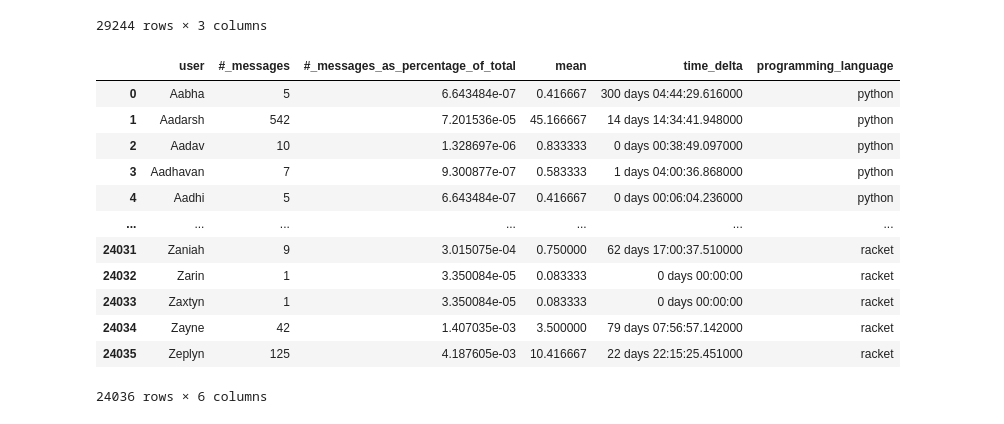
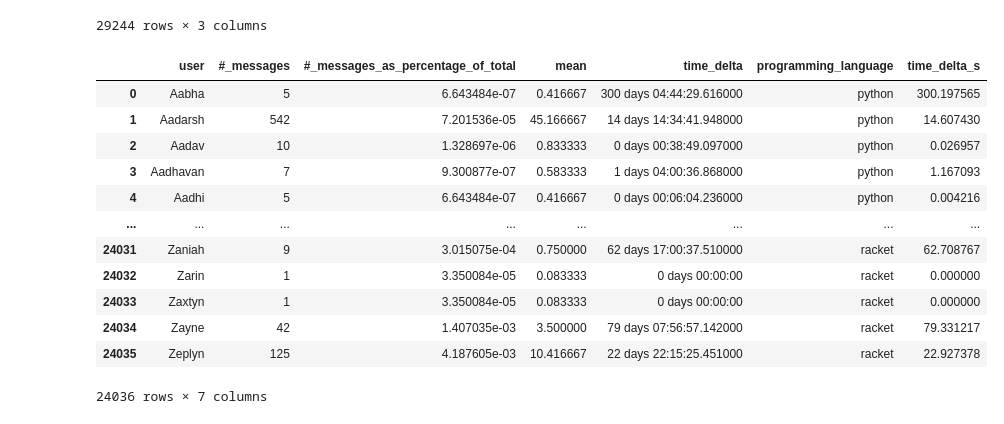
Before and after one commit to TeodorLungu/2IMP40-Study, a Jupyter notebook: Data_Analysis.ipynb, the cells around one changed output. Saved outputs shown, nothing was run; the diff lists cells and outputs as text; code cells hidden in the pictures.

```diff
--- a/Data_Analysis.ipynb
+++ b/Data_Analysis.ipynb
@@ -988,24 +988,30 @@ out_df_all_conversation_length
 | 29242 | 538 | 1 | racket |
 | 29243 | 539 | 19 | racket |
 29244 rows × 3 columns
+# %%
+from datetime import datetime, timedelta
+import numpy as np
+def convert_to_hours(time_delta_obj):
+    return time_delta_obj/timedelta(minutes=60*24)
 # %%
 out_df_all_people = pd.concat(frames_people, keys=['python', 'clojurans', 'golang', 'racket'])
 out_df_all_people = out_df_all_people.reset_index()
 out_df_all_people = out_df_all_people.drop('level_1',axis = 1)
 out_df_all_people['programming_language'] = out_df_all_people['level_0']
 out_df_all_people = out_df_all_people.drop('level_0',axis = 1)
+out_df_all_people['time_delta_s'] = out_df_all_people['time_delta'].apply(convert_to_hours)
 out_df_all_people
 # %% [output]
-|  | user | #_messages | #_messages_as_percentage_of_total | mean | time_delta | programming_language |
-| 0 | Aabha | 5 | 6.643484e-07 | 0.416667 | 300 days 04:44:29.616000 | python |
-| 1 | Aadarsh | 542 | 7.201536e-05 | 45.166667 | 14 days 14:34:41.948000 | python |
-| 2 | Aadav | 10 | 1.328697e-06 | 0.833333 | 0 days 00:38:49.097000 | python |
-| 3 | Aadhavan | 7 | 9.300877e-07 | 0.583333 | 1 days 04:00:36.868000 | python |
-| 4 | Aadhi | 5 | 6.643484e-07 | 0.416667 | 0 days 00:06:04.236000 | python |
-| ... | ... | ... | ... | ... | ... | ... |
-| 24031 | Zaniah | 9 | 3.015075e-04 | 0.750000 | 62 days 17:00:37.510000 | racket |
-| 24032 | Zarin | 1 | 3.350084e-05 | 0.083333 | 0 days 00:00:00 | racket |
-| 24033 | Zaxtyn | 1 | 3.350084e-05 | 0.083333 | 0 days 00:00:00 | racket |
-| 24034 | Zayne | 42 | 1.407035e-03 | 3.500000 | 79 days 07:56:57.142000 | racket |
-| 24035 | Zeplyn | 125 | 4.187605e-03 | 10.416667 | 22 days 22:15:25.451000 | racket |
+|  | user | #_messages | #_messages_as_percentage_of_total | mean | time_delta | programming_language | time_delta_s |
+| 0 | Aabha | 5 | 6.643484e-07 | 0.416667 | 300 days 04:44:29.616000 | python | 300.197565 |
+| 1 | Aadarsh | 542 | 7.201536e-05 | 45.166667 | 14 days 14:34:41.948000 | python | 14.607430 |
+| 2 | Aadav | 10 | 1.328697e-06 | 0.833333 | 0 days 00:38:49.097000 | python | 0.026957 |
+| 3 | Aadhavan | 7 | 9.300877e-07 | 0.583333 | 1 days 04:00:36.868000 | python | 1.167093 |
+| 4 | Aadhi | 5 | 6.643484e-07 | 0.416667 | 0 days 00:06:04.236000 | python | 0.004216 |
+| ... | ... | ... | ... | ... | ... | ... | ... |
+| 24031 | Zaniah | 9 | 3.015075e-04 | 0.750000 | 62 days 17:00:37.510000 | racket | 62.708767 |
+| 24032 | Zarin | 1 | 3.350084e-05 | 0.083333 | 0 days 00:00:00 | racket | 0.000000 |
+| 24033 | Zaxtyn | 1 | 3.350084e-05 | 0.083333 | 0 days 00:00:00 | racket | 0.000000 |
+| 24034 | Zayne | 42 | 1.407035e-03 | 3.500000 | 79 days 07:56:57.142000 | racket | 79.331217 |
+| 24035 | Zeplyn | 125 | 4.187605e-03 | 10.416667 | 22 days 22:15:25.451000 | racket | 22.927378 |
-24036 rows × 6 columns
+24036 rows × 7 columns
```
Also changed, not shown: parts of 5 cells of this notebook, 11 other files.
